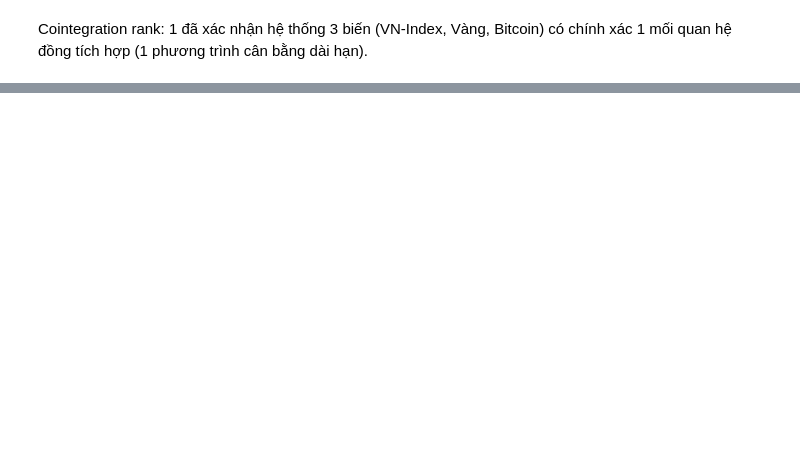
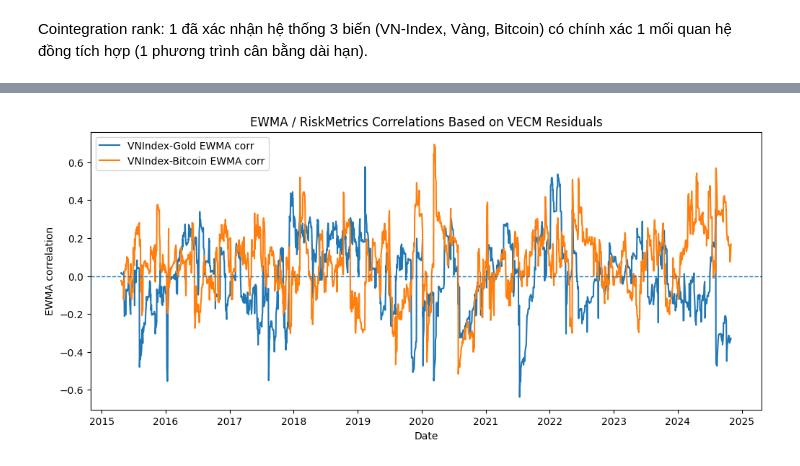
Before and after one commit to Gitzvaaaa/Digital-gold-debate, a Jupyter notebook: Notebooks/eda_&_preprocessing.ipynb, the cells around one changed output, grey strips where cells are left out. Cells and saved outputs as stored; diff of their text form; code cells hidden in the pictures; blank space fills up the shorter version.

```diff
--- a/Notebooks/eda_&_preprocessing.ipynb
+++ b/Notebooks/eda_&_preprocessing.ipynb
@@ -454,0 +1336,13 @@ Cointegration rank: 1 đã xác nhận hệ thống 3 biến (VN-Index, Vàng, B
+# %%
+u = pd.DataFrame(
+    vecm_res.resid,
+    index=levels.index[-len(vecm_res.resid):],
+    columns=["u_vnindex", "u_gold", "u_btc_vnd"]
+)
+
+returns = log_price[["ln_vnindex", "ln_gold", "ln_btc_vnd"]].diff().dropna()
+
+safe_df = u.join(
+    returns[["ln_vnindex"]].rename(columns={"ln_vnindex": "r_vnindex"}),
+    how="inner"
+)
@@ -454,0 +1550,8 @@ Cointegration rank: 1 đã xác nhận hệ thống 3 biến (VN-Index, Vàng, B
+# %%
+ewma_corr_094 = compute_ewma_corr(
+    u,
+    lam=0.94,
+    init_window=60
+)
+
+print(ewma_corr_094.describe())
@@ -454,0 +1568,24 @@ Cointegration rank: 1 đã xác nhận hệ thống 3 biến (VN-Index, Vàng, B
+# %%
+plt.figure(figsize=(12, 5))
+
+plt.plot(
+    ewma_corr_094.index,
+    ewma_corr_094["rho_vn_gold"],
+    label="VNIndex-Gold EWMA corr"
+)
+
+plt.plot(
+    ewma_corr_094.index,
+    ewma_corr_094["rho_vn_btc"],
+    label="VNIndex-Bitcoin EWMA corr"
+)
+
+plt.axhline(0, linestyle="--", linewidth=1)
+
+plt.title("EWMA / RiskMetrics Correlations Based on VECM Residuals")
+plt.ylabel("EWMA correlation")
+plt.xlabel("Date")
+plt.legend()
+plt.show()
+# %% [output]
+[figure, added]
```
Also changed, not shown: parts of 113 cells of this notebook.
